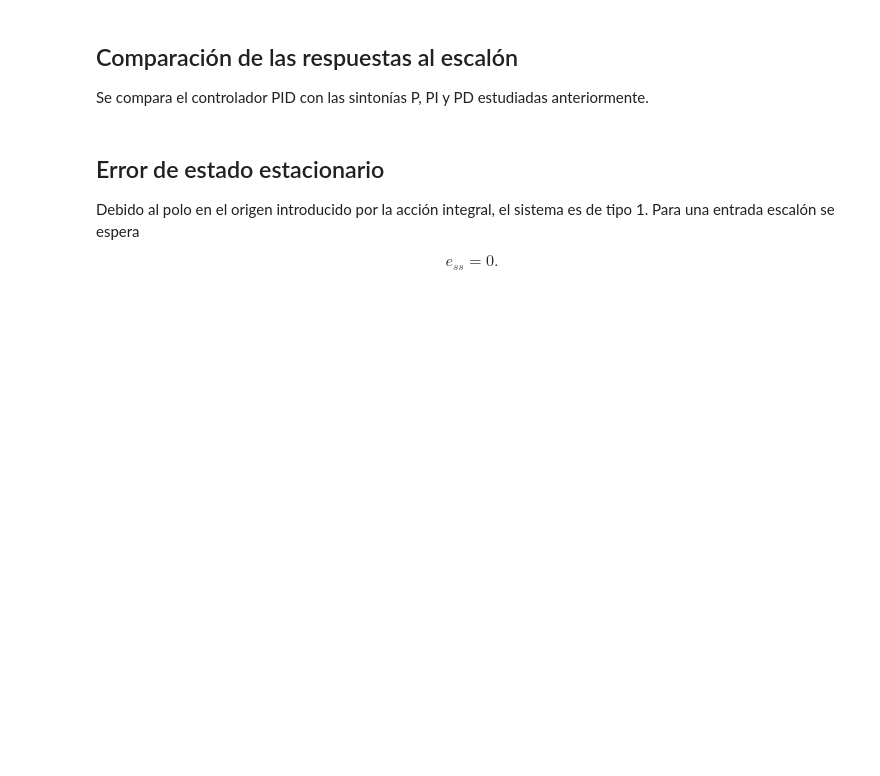
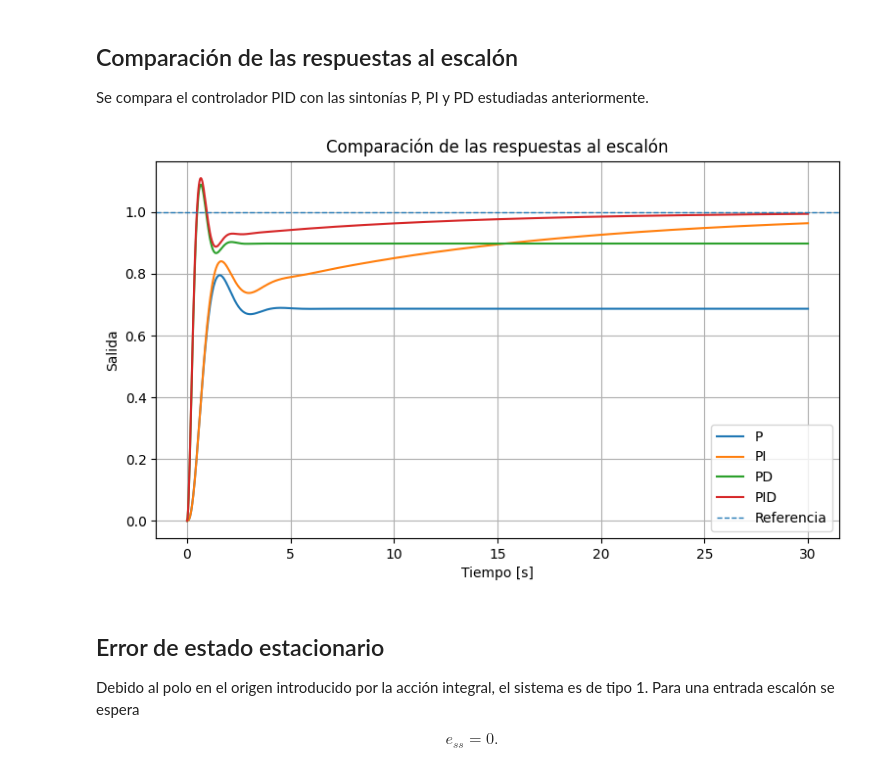
Before and after one commit to UnderJollyRogers/Clases-de-control, a Jupyter notebook: Lec8_root_locus_design/Ejemplo_4_Sintonia_PID.ipynb, the cells around one changed output. Drawn from its saved outputs; the diff is of its cells as text; code cells hidden in the pictures; blank space fills up the shorter version.

```diff
--- a/Lec8_root_locus_design/Ejemplo_4_Sintonia_PID.ipynb
+++ b/Lec8_root_locus_design/Ejemplo_4_Sintonia_PID.ipynb
@@ -195,34 +234,36 @@ T_P = ct.feedback(K_P_only*G, 1)
 
 # Control PI
 K_PI = 43.0387
 C_PI = K_PI*(s + 0.1)/s
 T_PI = ct.feedback(C_PI*G, 1)
 
 # Control PD
 zD_PD = 5.49
 K_PD = 32.0
 C_PD = K_PD*(s + zD_PD)
 T_PD = ct.feedback(C_PD*G, 1)
 
-t = np.linspace(0, 10, 1200)
+t = np.linspace(0, 30, 1200)
 tP, yP = ct.step_response(T_P, T=t)
 tPI, yPI = ct.step_response(T_PI, T=t)
 tPD, yPD = ct.step_response(T_PD, T=t)
 tPID, yPID = ct.step_response(T_PID, T=t)
 
 plt.figure(figsize=(9, 5))
 plt.plot(tP, yP, label='P')
 plt.plot(tPI, yPI, label='PI')
 plt.plot(tPD, yPD, label='PD')
 plt.plot(tPID, yPID, label='PID')
 plt.axhline(1, linestyle='--', linewidth=1, label='Referencia')
 
 plt.xlabel('Tiempo [s]')
 plt.ylabel('Salida')
 plt.title('Comparación de las respuestas al escalón')
 plt.grid(True)
 plt.legend()
 plt.show()
+# %% [output]
+[figure, added]
 # %% [markdown]
 ## Error de estado estacionario
 
```
Also changed, not shown: parts of 9 cells of this notebook.
